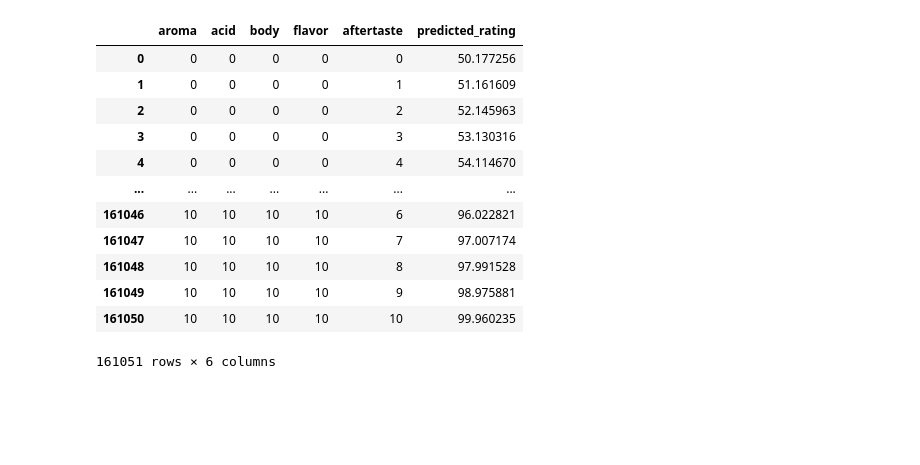
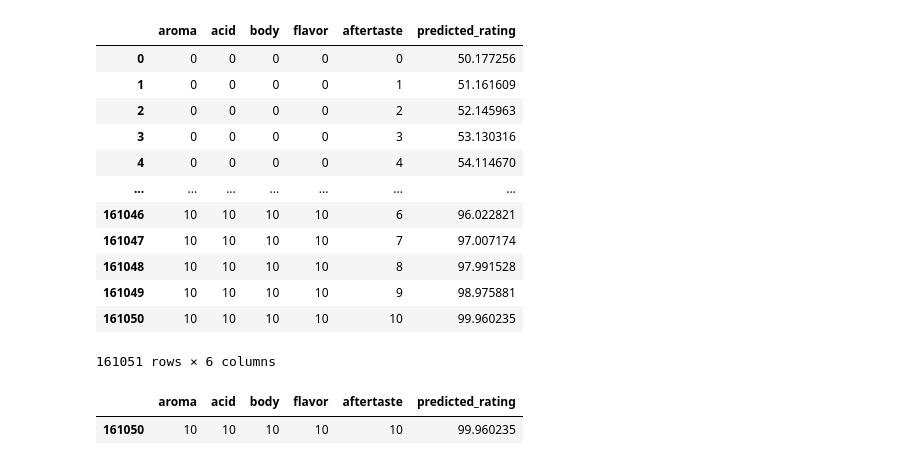
Before and after one commit to DATA-606-SPRING-2023-TUE/nicholas_data606, a Jupyter notebook: src/Regression.ipynb, the cells around one changed output. Drawn from its saved outputs; the diff is of its cells as text; code cells hidden in the pictures; blank space fills up the shorter version.

```diff
--- a/src/Regression.ipynb
+++ b/src/Regression.ipynb
@@ -461,3 +461,8 @@ simulation_df
 | 161049 | 10 | 10 | 10 | 10 | 9 | 98.975881 |
 | 161050 | 10 | 10 | 10 | 10 | 10 | 99.960235 |
 161051 rows × 6 columns
+# %%
+simulation_df[simulation_df.predicted_rating == simulation_df.predicted_rating.max()]
+# %% [output]
+|  | aroma | acid | body | flavor | aftertaste | predicted_rating |
+| 161050 | 10 | 10 | 10 | 10 | 10 | 99.960235 |
```
